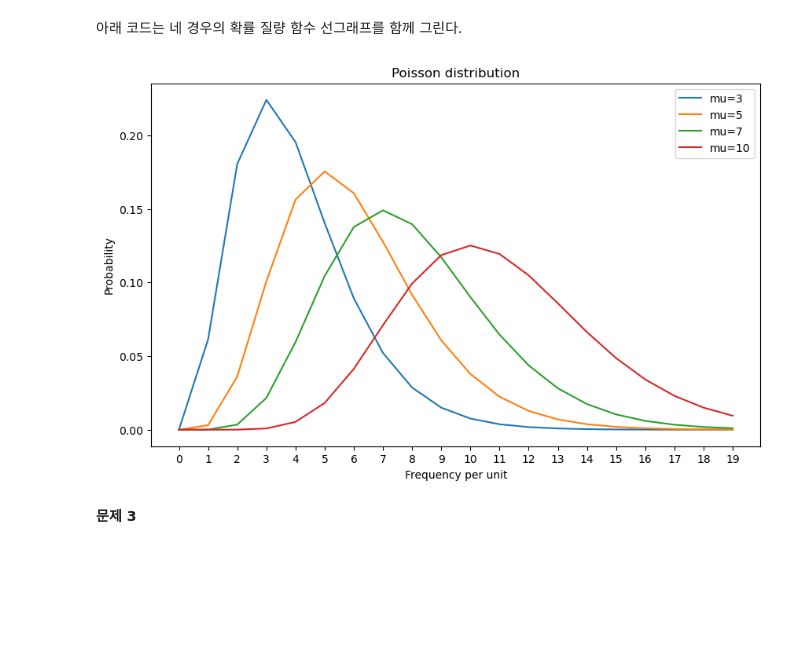
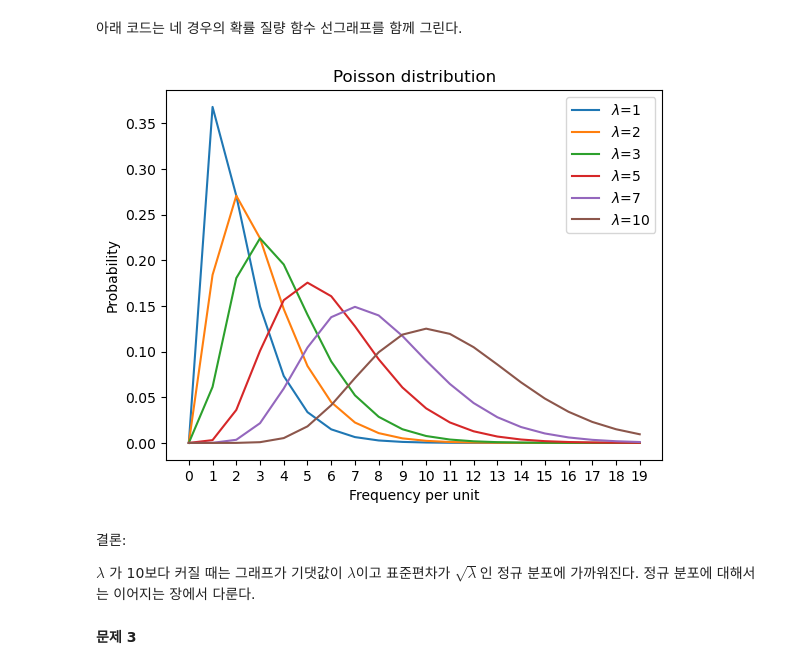
Before and after one commit to codingalzi/DataSci, a Jupyter notebook: practices/practice-expected_values-sol.ipynb, the cells around one changed output. Drawn from its saved outputs; the diff is of its cells as text; code cells hidden in the pictures; blank space fills up the shorter version.

```diff
--- a/practices/practice-expected_values-sol.ipynb
+++ b/practices/practice-expected_values-sol.ipynb
@@ -259,8 +270,8 @@ plt.show()
 fig = plt.figure()
 ax = fig.add_subplot(111)
 
-mu = 10
-ax.bar(xs, rv_poi.pmf(mu, xs))
+lam = 10
+ax.bar(xs, rv_poi.pmf(lam, xs))
 ax.set_title('Poisson distribution')
 ax.set_xlabel('Frequency per unit')
 ax.set_ylabel('Probability')
@@ -279,24 +290,30 @@ plt.show()
 # %% [markdown]
 아래 코드는 네 경우의 확률 질량 함수 선그래프를 함께 그린다.
 # %%
-fig = plt.figure(figsize=(10, 6))
+fig = plt.figure()
 ax = fig.add_subplot(111)
 
 xs = range(20)
 
-for i, mu in enumerate([3, 5, 7, 10]):
-    ax.plot(xs, rv_poi.pmf(mu, xs), label=f'mu={mu}')
+for i, lam in enumerate([1, 2, 3, 5, 7, 10]):
+    ax.plot(xs, rv_poi.pmf(lam, xs), label=rf'$\lambda$={lam}')
     ax.set_title('Poisson distribution')
     ax.set_xlabel('Frequency per unit')
     ax.set_ylabel('Probability')
 
 ax.set_xticks(np.arange(20))
 ax.set_xticklabels(range(0,20))
 
 plt.legend()
 plt.show()
 # %% [output]
-[figure, old version]
+[figure, new version]
+# %% [markdown]
+결론:
+
+$\lambda$ 가 10보다 커질 때는 그래프가 기댓값이 $\lambda$이고 표준편차가
+$\sqrt{\lambda}$인 정규 분포에 가까워진다.
+정규 분포에 대해서는 이어지는 장에서 다룬다.
 # %% [markdown]
 **문제 3**
 # %% [markdown]
```
Also changed, not shown: parts of 19 cells of this notebook.
